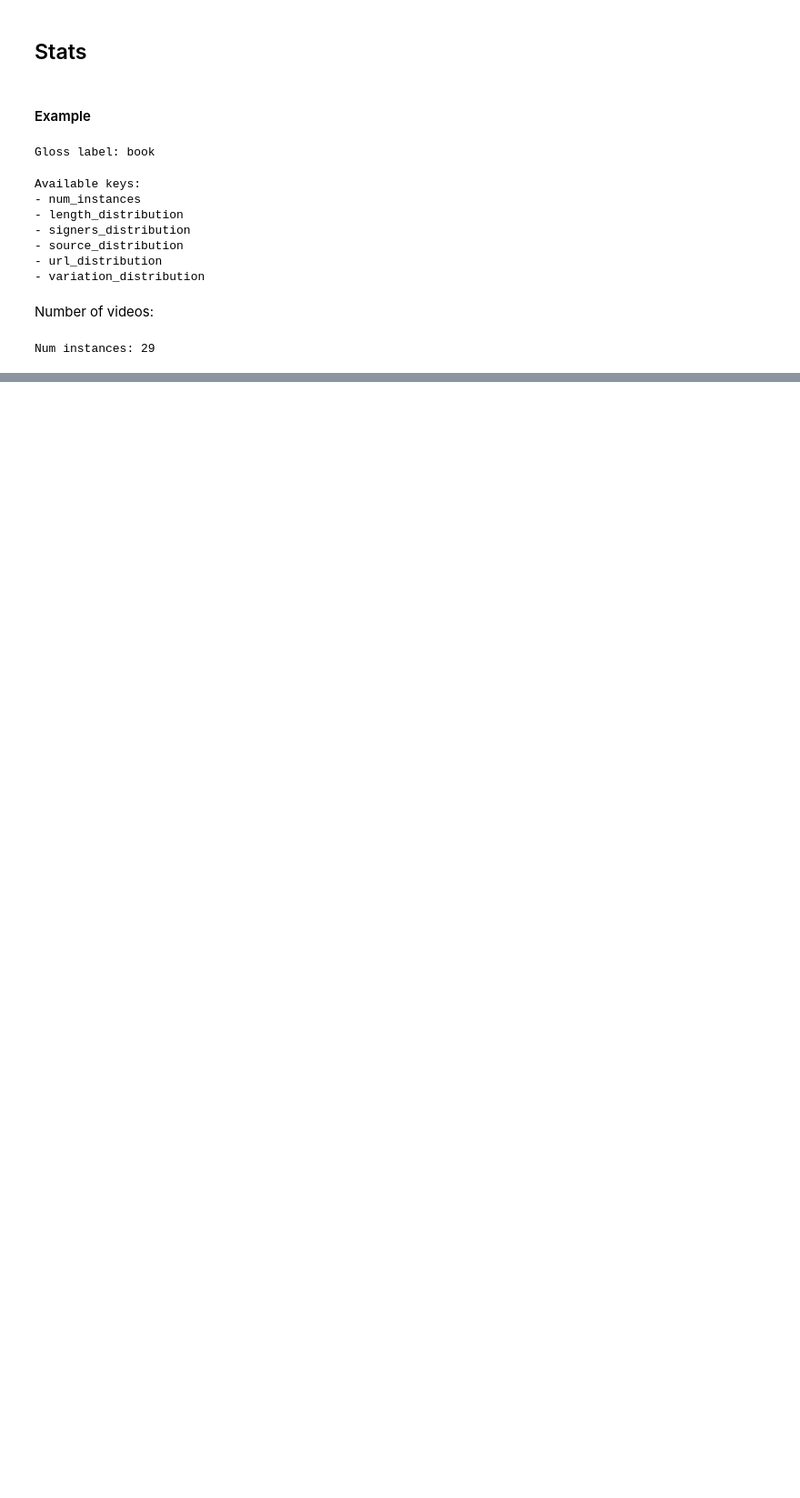
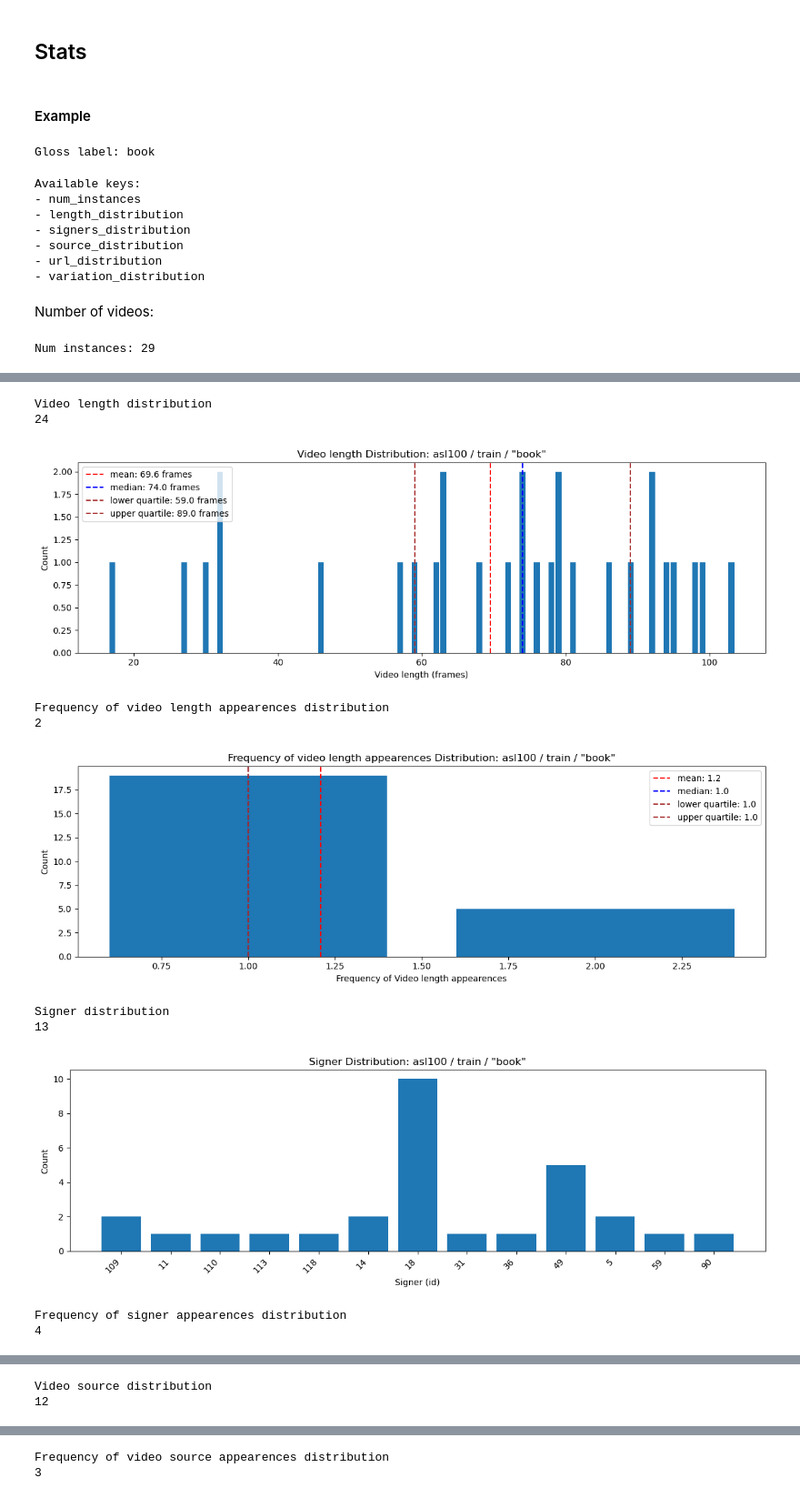
Before and after one commit to 0p3nTheSauce/SLR, a Jupyter notebook: code/wlasl_stats_class_level.ipynb, the cells around one changed output, grey strips where cells are left out. Shown at 91% size. Saved outputs shown, nothing was run; the diff lists cells and outputs as text; code cells hidden in the pictures; blank space fills up the shorter version.

```diff
--- a/code/wlasl_stats_class_level.ipynb
+++ b/code/wlasl_stats_class_level.ipynb
@@ -182,8 +182,8 @@ current_set = preproc_set
 # %% [markdown]
 ## Stats
 # %%
-figsize = (8, 5)
-bins = None
+figsize = (12, 4)
+bins = 24
 # %% [markdown]
 #### Example
 # %%
@@ -321,12 +213,0 @@ URL distribution
-# %%
-histogram = ex_gloss_stats['url_distribution']
-print(len(histogram))
-# stats.plot_distribution(
-#     histogram,
-#     gloss=ex_gloss['gloss'],
-#     set_name=set_name,
-#     split_name=split_name,
-#     metric='Video',
-#     unit='URL',
-#     categorical=True
-# )
@@ -348,0 +214,55 @@ print(len(count_frequencies))
+# %%
+metrics = ("Video length", "Signer", "Video Source", "Video")
+units = ("frames", "id", "YouTube Channel", "url")
+freq_metrics = (f"Frequency of {metric} appearences" for metric in metrics)
+
+for key, value, metric, unit, freq_metric in zip(
+    list(ex_gloss_stats.keys())[1:], ex_gloss_stats.values(), metrics, units, freq_metrics
+):
+    print(f"{metric.capitalize()} distribution")
+    # Distribution of metric
+    histogram = ex_gloss_stats[key]
+    print(len(histogram))
+    stats.plot_distribution(
+        histogram,
+        gloss=ex_gloss["gloss"],
+        set_name=set_name,
+        split_name=split_name,
+        metric=metric,
+        unit=unit,
+        categorical=(metric != "Video length"),
+        figsize=figsize,
+        bins=bins,
+        hist_or_bar='bar'
+    )
+    # Distribution of counts, of Distribution of metric
+    # For example, if the above is the distribution of how many times each
+    # signer id appeared, a single sample may be 1 appearence. Then below
+    # is the distribution of how many times a signer appeared x times, a
+    # single sample may be how many times signers appeared only once.
+    print(f'{freq_metric.capitalize()} distribution')
+    count_frequencies = stats.make_histogram(histogram.values())
+    print(len(count_frequencies))
+    stats.plot_distribution(
+        count_frequencies,
+        gloss=ex_gloss["gloss"],
+        set_name=set_name,
+        split_name=split_name,
+        metric=freq_metric,
+        categorical=False,
+        figsize=figsize,
+        bins=bins,
+        hist_or_bar='hist'
+    )
+# %% [output]
+Video length distribution
+24
+[figure, added]
+Frequency of video length appearences distribution
+2
+[figure, added]
+Signer distribution
+13
+[figure, added]
+Frequency of signer appearences distribution
+4
@@ -348,0 +270,2 @@ print(len(count_frequencies))
+Video source distribution
+12
@@ -348,0 +273,2 @@ print(len(count_frequencies))
+Frequency of video source appearences distribution
+3
```
Also changed, not shown: parts of 13 cells of this notebook, 1 other file.
